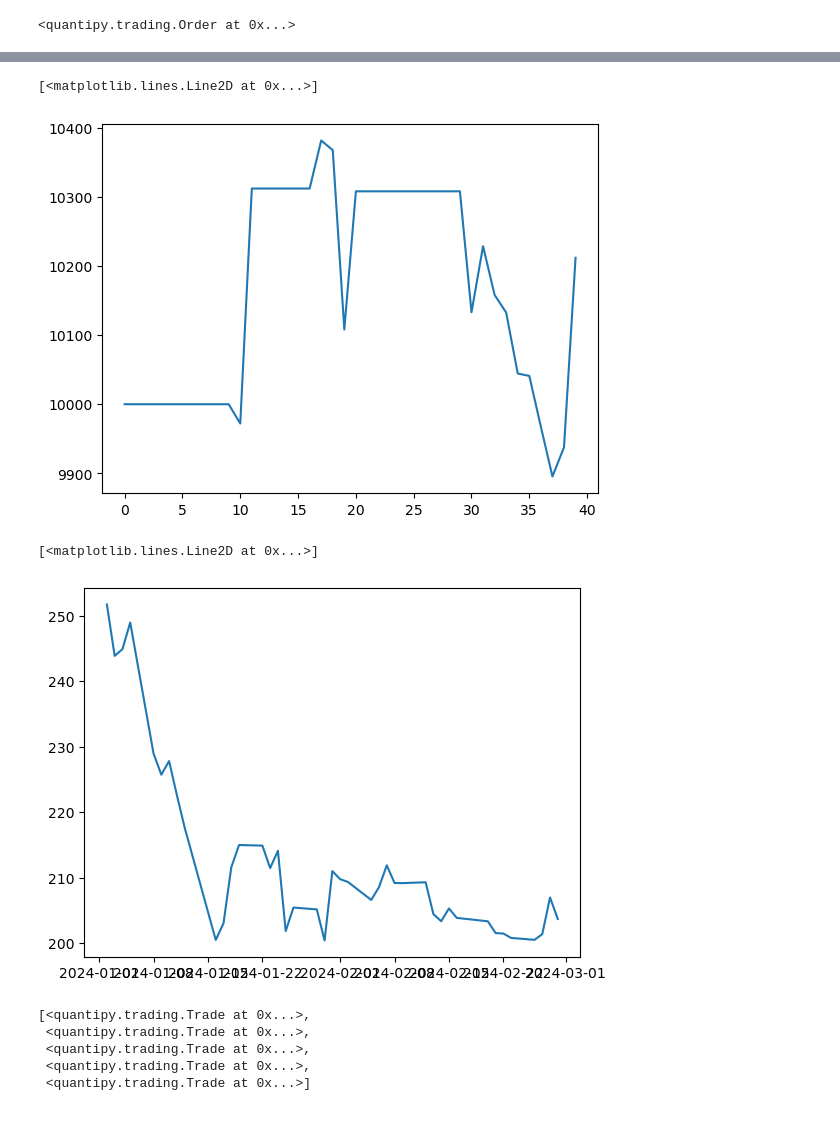
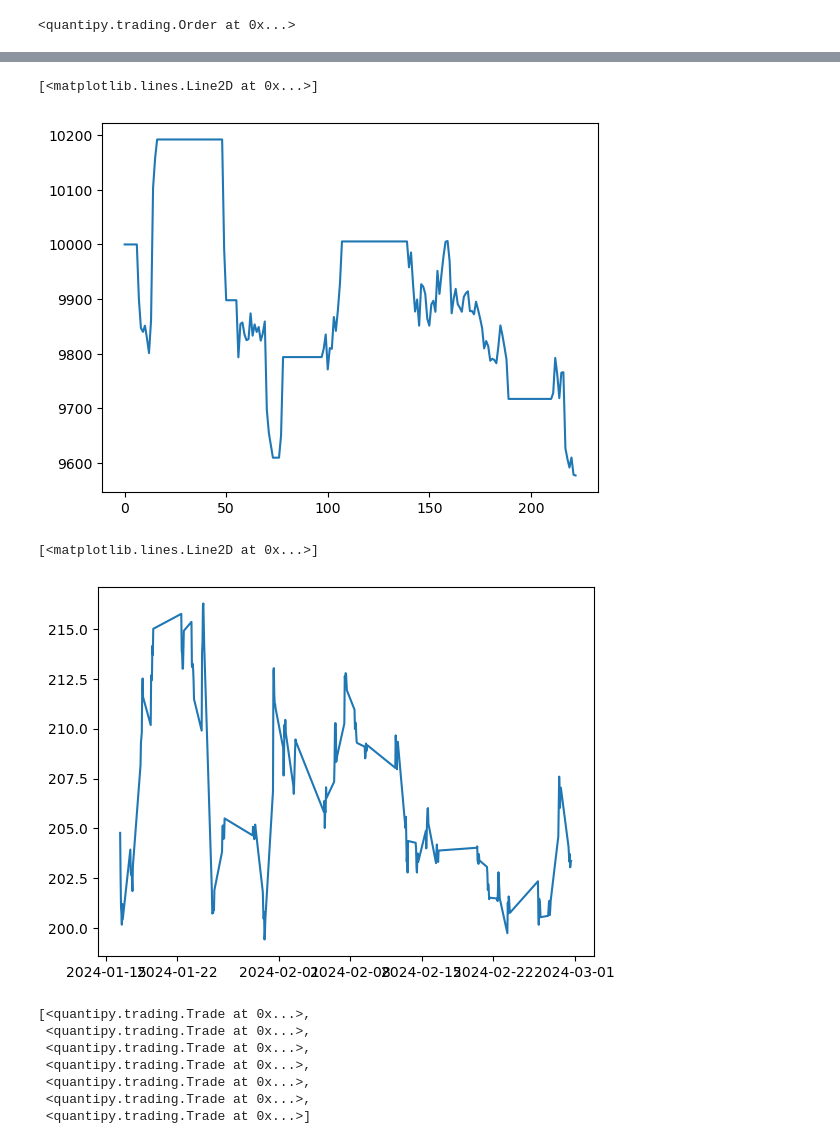
Before and after one commit to luissimaoaf/quantipy, a Jupyter notebook: test.ipynb, the cells around one changed output, grey strips where cells are left out. Saved outputs shown, nothing was run; the diff lists cells and outputs as text; code cells hidden in the pictures.

```diff
--- a/test.ipynb
+++ b/test.ipynb
@@ -33,7 +33,7 @@ from quantipy.trading import Order, Trade, Broker
 import yfinance as yf
 
 ba = yf.ticker.Ticker('BA')
-data1 = ba.history(start='2024-01-01', end='2024-03-01')
+data1 = ba.history(start='2024-01-15', end='2024-03-01', interval='1h')
 aapl = yf.ticker.Ticker('AAPL')
 data2 = aapl.history()
 data = {'BA':data1, 'AAPL':data2}
@@ -93,22 +90,23 @@ class TestStrategy(Strategy):
         self.__tp = tp
         self.__sl = sl
         self.__stop = stop
+        self.__limit = stop
 
     @property
     def asset(self):
         return self.__asset
 
     def next(self):
-        if self._Strategy__broker.trades == [] and self._Strategy__broker.last_price(self.__asset) < 205:
+        if self._Strategy__broker.orders == []:
             self.buy(self.__asset,
+                     stop=self.__stop,
+                     limit=self.__limit,
                      stop_loss=self.__sl,
                      take_profit=self.__tp)
-            print('order set')
+            self.broker.logger.debug('order set')
 
 my_broker = Broker(data=data, initial_capital=10_000, currency=eur)
 strategy = TestStrategy(my_broker, boeing)
 
 backtester = Backtester(data)
-eq = backtester.run(strategy)
-
-eq
+results = backtester.run(strategy, save_logs=True)
@@ -143,14 +113,14 @@ array([10000.        , 10000.        , 10000.        , 10000.        ,
 # %%
 import matplotlib.pyplot as plt
-plt.plot(eq)
+plt.plot(results['Equity'])
 # %% [output]
 [<matplotlib.lines.Line2D at 0x...>]
-[figure, old version]
+[figure, new version]
 # %%
 plt.plot(data['BA'].Close)
 # %% [output]
 [<matplotlib.lines.Line2D at 0x...>]
-[figure, old version]
+[figure, new version]
 # %%
 my_broker.closed_trades
 # %% [output]
@@ -158,4 +128,6 @@ my_broker.closed_trades
  <quantipy.trading.Trade at 0x...>,
  <quantipy.trading.Trade at 0x...>,
  <quantipy.trading.Trade at 0x...>,
+ <quantipy.trading.Trade at 0x...>,
+ <quantipy.trading.Trade at 0x...>,
  <quantipy.trading.Trade at 0x...>]
```
Also changed, not shown: parts of 4 cells of this notebook, 3 other files.
